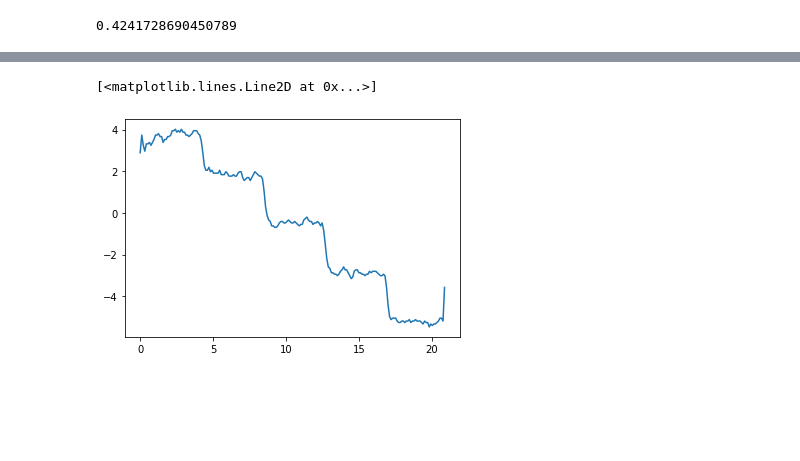
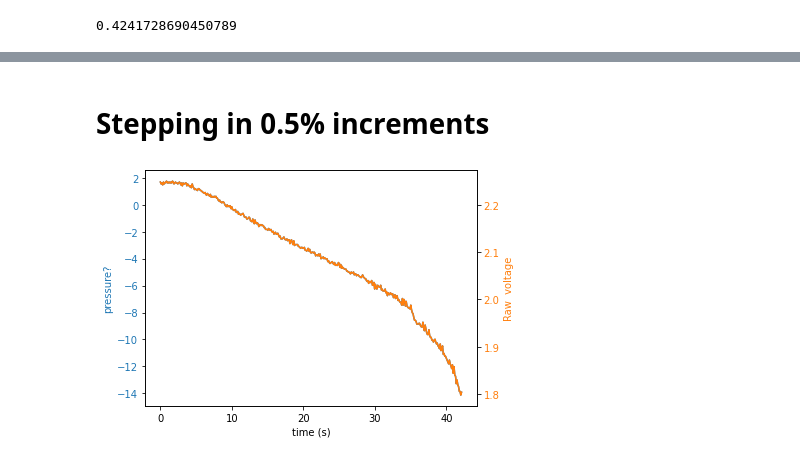
Before and after one commit to MinRegret/Ventilator-Dev, a Jupyter notebook: notebooks/2020-09-02 Checking HAL.ipynb, the cells around one changed output, grey strips where cells are left out. Cells and saved outputs as stored; diff of their text form; code cells hidden in the pictures; blank space fills up the shorter version.

```diff
--- a/notebooks/2020-09-02 Checking HAL.ipynb
+++ b/notebooks/2020-09-02 Checking HAL.ipynb
@@ -18,7 +18,7 @@ hal.pressure
 # %%
 hal.setpoint_ex = 0
 # %%
-hal.setpoint_in = 0
+hal.setpoint_in = 1
 # %%
 import time
 import datetime
@@ -28,16 +28,27 @@ import numpy as np
 import matplotlib.pyplot as plt
 # %%
 xs = []
+raws = []
+setpoints = []
 ts = []
 
-hal.setpoint_in = 10
+hal.setpoint_ex = 1
+hal.setpoint_in = 0
 
-for i in tqdm.tqdm(range(200)):
-    if i % 40 == 0:
-        hal.setpoint_in += 10
-    xs.append(hal.pressure)
+for i in tqdm.tqdm(range(11*40)):
+#     if i % 40 == 0 and i != 0:
+#         hal.setpoint_in += 10
+    if hal.setpoint_in > 99.5:
+        break
+    if i % 2 == 0:
+        hal.setpoint_in += 0.5
+    setpoints.append(hal.setpoint_in)
+    raw = hal._pressure_sensor._raw_read()
+    xs.append(hal._pressure_sensor._convert(raw))
+    raws.append(raw)
     ts.append(datetime.datetime.now().timestamp())
     time.sleep(0.1)
 
 hal.setpoint_in = 0
+hal.setpoint_ex = 0
 ts, xs = np.array(ts), np.array(xs)
@@ -74,5 +55,22 @@ plt.plot(ts - min(ts), xs)
-# %%
-plt.plot(ts - min(ts), np.convolve(xs, [1, 1, 1], mode="same"))
-# %% [output]
-[<matplotlib.lines.Line2D at 0x...>]
-[figure, removed]
+# %% [markdown]
+# Stepping in 0.5% increments
+# %%
+ts = ts - min(ts)
+
+fig, ax1 = plt.subplots()
+
+ax1.set_xlabel("time (s)")
+ax1.set_ylabel("pressure?", color="tab:blue")
+ax1.plot(ts, xs, color="tab:blue")
+ax1.tick_params(axis="y", labelcolor="tab:blue")
+
+ax2 = ax1.twinx()
+
+ax2.set_ylabel("Raw  voltage", color="tab:orange")
+ax2.plot(ts, raws, color="tab:orange")
+ax2.tick_params(axis="y", labelcolor="tab:orange")
+
+fig.tight_layout()
+plt.show()
+# %% [output]
+[figure, added]
```
Also changed, not shown: parts of 16 cells of this notebook, 6 other files.
